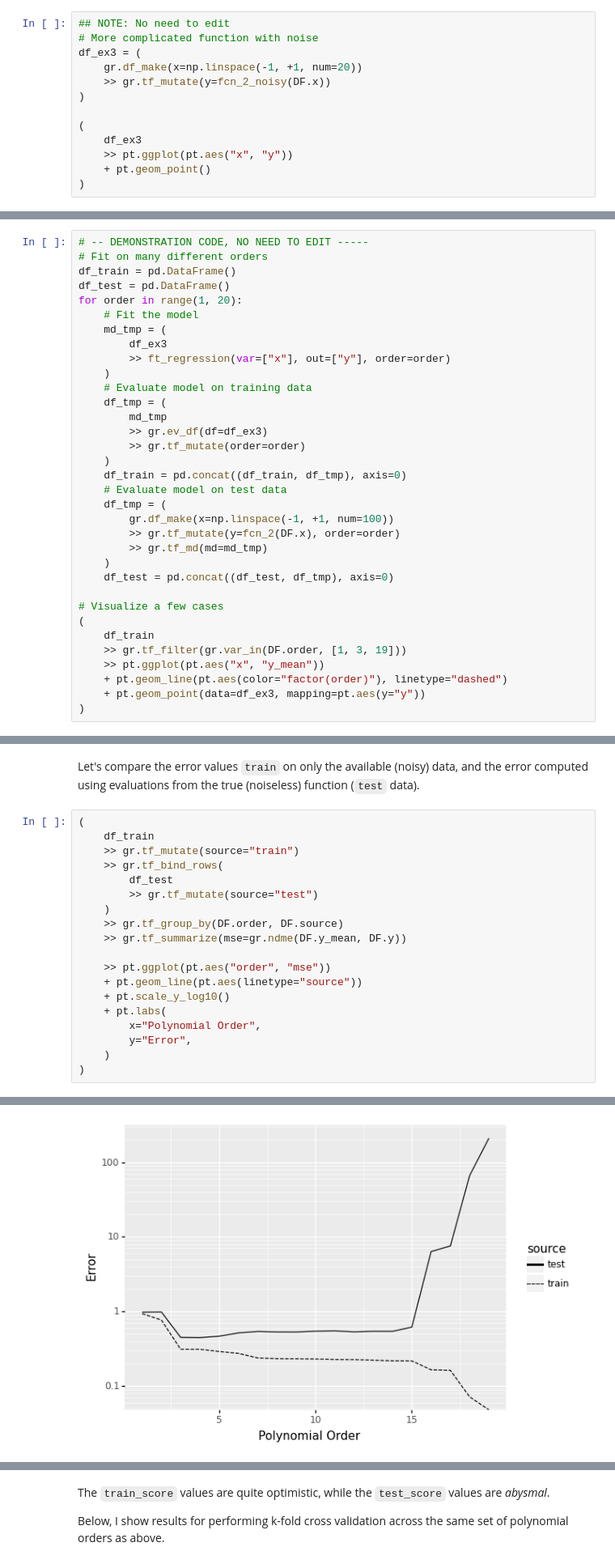
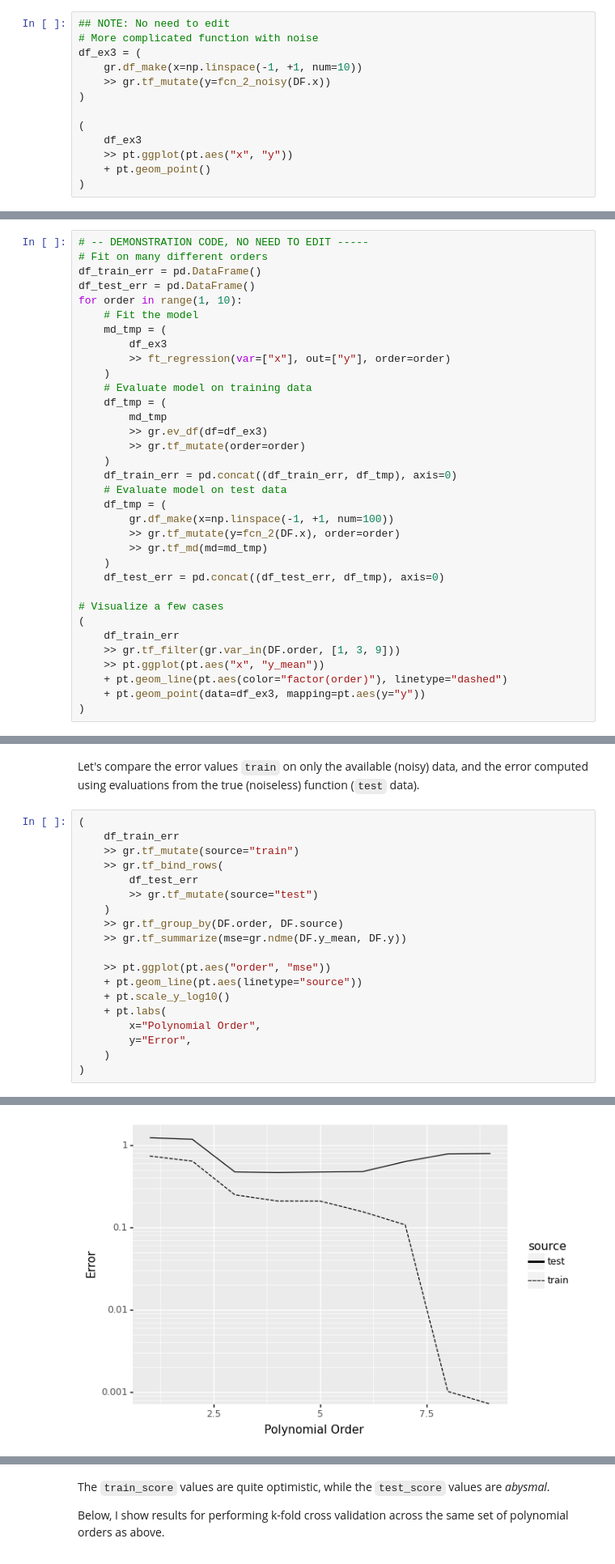
Before and after one commit to zdelrosario/mi101, a Jupyter notebook: _sources/notebooks/05_ml_solution.ipynb, the cells around one changed output, grey strips where cells are left out. Shown: that part at 81% size. Saved outputs shown, nothing was run; the diff lists cells and outputs as text.

```diff
--- a/_sources/notebooks/05_ml_solution.ipynb
+++ b/_sources/notebooks/05_ml_solution.ipynb
@@ -365,7 +372,7 @@ To help illustrate, let's look at one more synthetic example
 ## NOTE: No need to edit
 # More complicated function with noise
 df_ex3 = (
-    gr.df_make(x=np.linspace(-1, +1, num=20))
+    gr.df_make(x=np.linspace(-1, +1, num=10))
     >> gr.tf_mutate(y=fcn_2_noisy(DF.x))
 )
 
@@ -382,9 +389,9 @@ Here we can see a somewhat complicated function that is quite corrupted by noise
 # %%
 # -- DEMONSTRATION CODE, NO NEED TO EDIT -----
 # Fit on many different orders
-df_train = pd.DataFrame()
-df_test = pd.DataFrame()
-for order in range(1, 20):
+df_train_err = pd.DataFrame()
+df_test_err = pd.DataFrame()
+for order in range(1, 10):
     # Fit the model
     md_tmp = (
         df_ex3
@@ -396,19 +403,19 @@ for order in range(1, 20):
         >> gr.ev_df(df=df_ex3)
         >> gr.tf_mutate(order=order)
     )
-    df_train = pd.concat((df_train, df_tmp), axis=0)
+    df_train_err = pd.concat((df_train_err, df_tmp), axis=0)
     # Evaluate model on test data
     df_tmp = (
         gr.df_make(x=np.linspace(-1, +1, num=100))
         >> gr.tf_mutate(y=fcn_2(DF.x), order=order)
         >> gr.tf_md(md=md_tmp)
     )
-    df_test = pd.concat((df_test, df_tmp), axis=0)
+    df_test_err = pd.concat((df_test_err, df_tmp), axis=0)
 
 # Visualize a few cases
 (
-    df_train
-    >> gr.tf_filter(gr.var_in(DF.order, [1, 3, 19]))
+    df_train_err
+    >> gr.tf_filter(gr.var_in(DF.order, [1, 3, 9]))
     >> pt.ggplot(pt.aes("x", "y_mean"))
     + pt.geom_line(pt.aes(color="factor(order)"), linetype="dashed")
     + pt.geom_point(data=df_ex3, mapping=pt.aes(y="y"))
@@ -468,23 +468,23 @@ TODO Study error quantitatively
 Let's compare the error values `train` on only the available (noisy) data, and the error computed using evaluations from the true (noiseless) function (`test` data).
 # %%
 (
-    df_train
+    df_train_err
     >> gr.tf_mutate(source="train")
     >> gr.tf_bind_rows(
-        df_test
+        df_test_err
         >> gr.tf_mutate(source="test")
     )
     >> gr.tf_group_by(DF.order, DF.source)
     >> gr.tf_summarize(mse=gr.ndme(DF.y_mean, DF.y))
 
     >> pt.ggplot(pt.aes("order", "mse"))
     + pt.geom_line(pt.aes(linetype="source"))
     + pt.scale_y_log10()
     + pt.labs(
         x="Polynomial Order",
         y="Error",
     )
 )
 # %% [output]
 Warning: divide by zero encountered in log10
-[figure, old version]
+[figure, new version]
```
Also changed, not shown: parts of 28 cells of this notebook, 43 other files.
